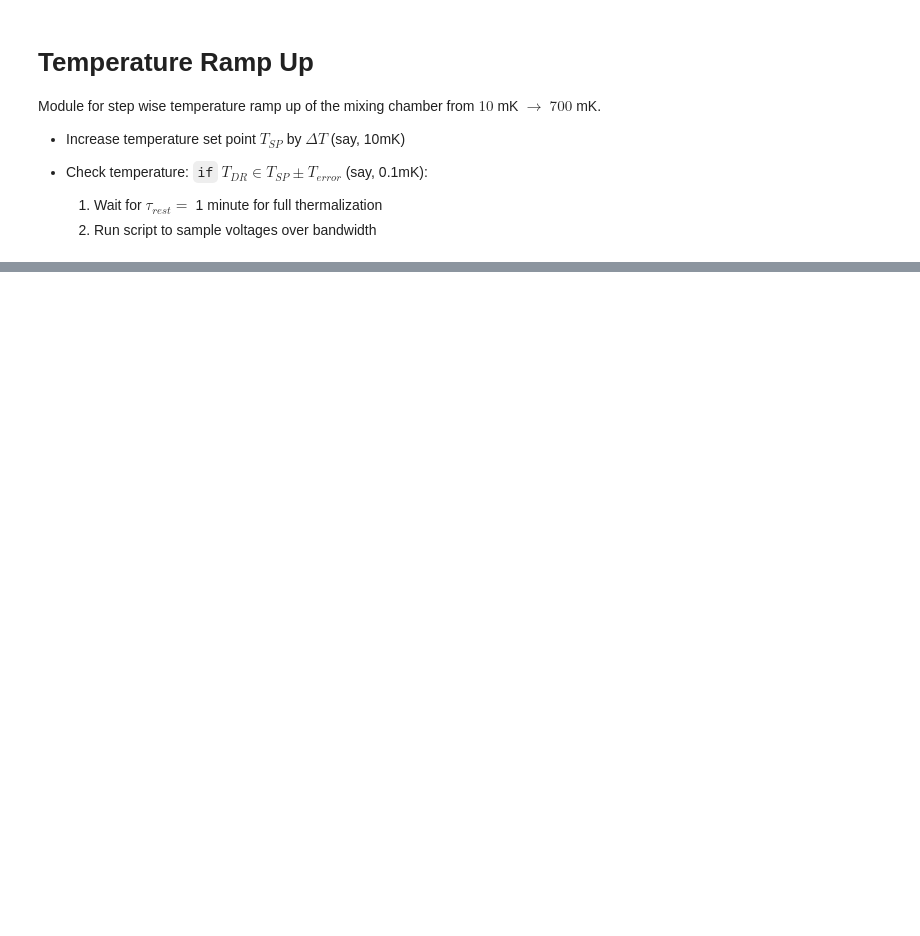
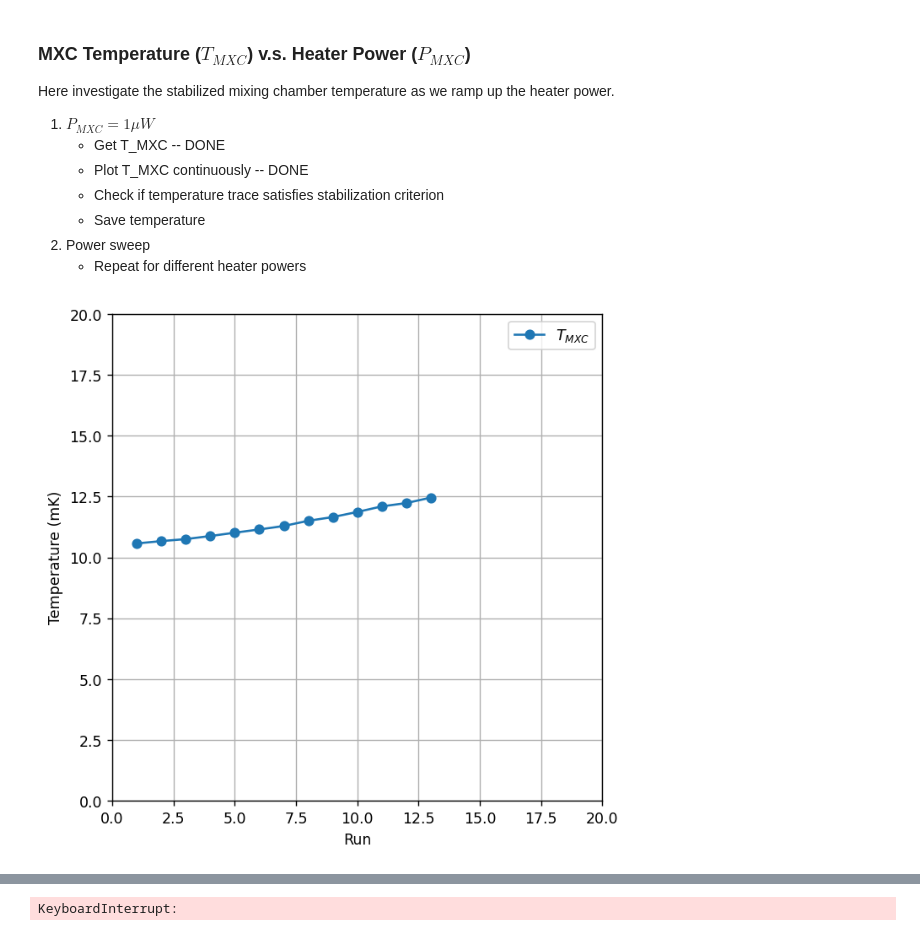
Before and after one commit to jaianandiyer690/Presto-Measurement-Scripts, a Jupyter notebook: Planck/BlueFTC_setup.ipynb, the cells around one changed output, grey strips where cells are left out. Drawn from its saved outputs; the diff is of its cells as text; code cells hidden in the pictures; blank space fills up the shorter version.

Commit message:
Updated with scripts to read and write

```diff
--- a/Planck/BlueFTC_setup.ipynb
+++ b/Planck/BlueFTC_setup.ipynb
@@ -126,10 +318,12 @@ All write commands return True if executed successfully, otherwise False.
 # %% [markdown]
-# Temperature Ramp Up
+### MXC Temperature ($T_{MXC}$) v.s. Heater Power ($P_{MXC}$)
 
-Module for step wise temperature ramp up of the mixing chamber from $10$ mK $\to$ $700$ mK.
+Here investigate the stabilized mixing chamber temperature as we ramp up the heater power.
 
-- Increase temperature set point $T_{SP}$ by $\Delta T$ (say, 10mK)
-
-- Check temperature: `if` $T_{DR} \in T_{SP} \pm T_{error}$ (say, 0.1mK):
-    1. Wait for $\tau_{rest} = $ 1 minute for full thermalization
-    2. Run script to sample voltages over bandwidth
+1. $P_{MXC} = 1\mu W $
+    - Get T_MXC -- DONE
+    - Plot T_MXC continuously -- DONE
+    - Check if temperature trace satisfies stabilization criterion
+    - Save temperature
+2. Power sweep
+    - Repeat for different heater powers
@@ -169,0 +427,63 @@ Module for step wise temperature ramp up of the mixing chamber from $10$ mK $\to
+# %%
+# Run heater, get stable temperature, turn off heater
+
+def get_stable_temp_ON(heater_power, N_runs):
+
+    # Set heater power to X µW
+    # ========================
+    url = base_url + '/heater/update'
+
+    heater_nr = 4 # 1, 2, 3, 4 (Mixing Chamber)
+    payload = {
+        "heater_nr": heater_nr,
+        "active": True,
+        "pid_mode": 0,
+        "power": heater_power
+    }
+
+    print("Requesting...", url, '\n')
+    r = requests.post(url, json=payload)
+    print('Heater power successfully set to ', payload['power'] * 1e6, 'µW.')
+
+    # Wait until temperature stabilized
+    stable_temp = get_stable_temp(N_runs=N_runs)
+
+    # Turn OFF heater
+    url = base_url + '/heater/update'
+
+    heater_nr = 4 # 1, 2, 3, 4 (Mixing Chamber)
+    payload = {
+        "heater_nr": heater_nr,
+        "active": False,
+    }
+
+    print("Requesting...", url, '\n')
+    r = requests.post(url, json=payload)
+    print('Heater successfully turned off. \n')
+
+    # Show heater status
+    url = base_url + '/heater'
+
+    heater_nr = 4 # 1, 2, 3, 4 (Mixing Chamber)
+    payload= {
+        'heater_nr': heater_nr
+    }
+
+    r = requests.post(url, json=payload)
+
+    print(f'HEATER {heater_nr} INFORMATION')
+    print('=======================')
+    print_JSON(r)
+
+    return stable_temp
+
+
+# Test run
+T_1muW = get_stable_temp_ON(
+    heater_power=5e-6,
+    N_runs=20
+)
+
+print(T_1muW)
+# %% [output]
+[figure, added]
@@ -169,0 +508 @@ Module for step wise temperature ramp up of the mixing chamber from $10$ mK $\to
+KeyboardInterrupt:
```
Also changed, not shown: parts of 15 cells of this notebook.
